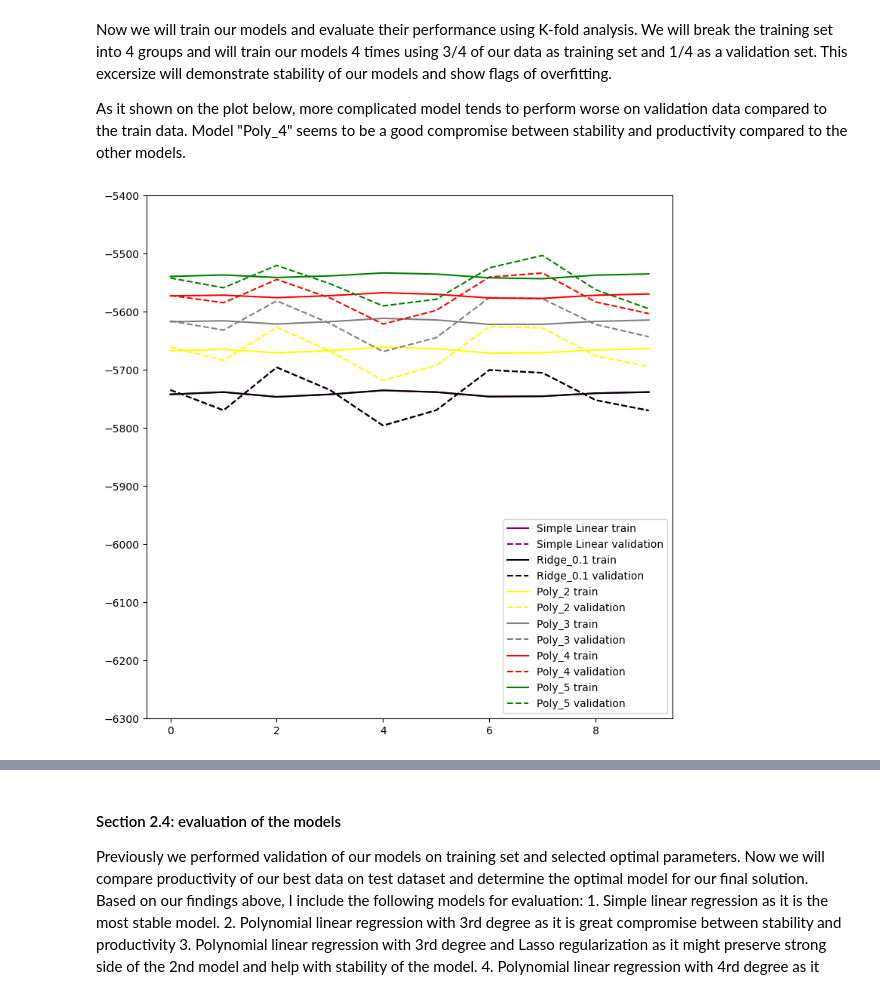
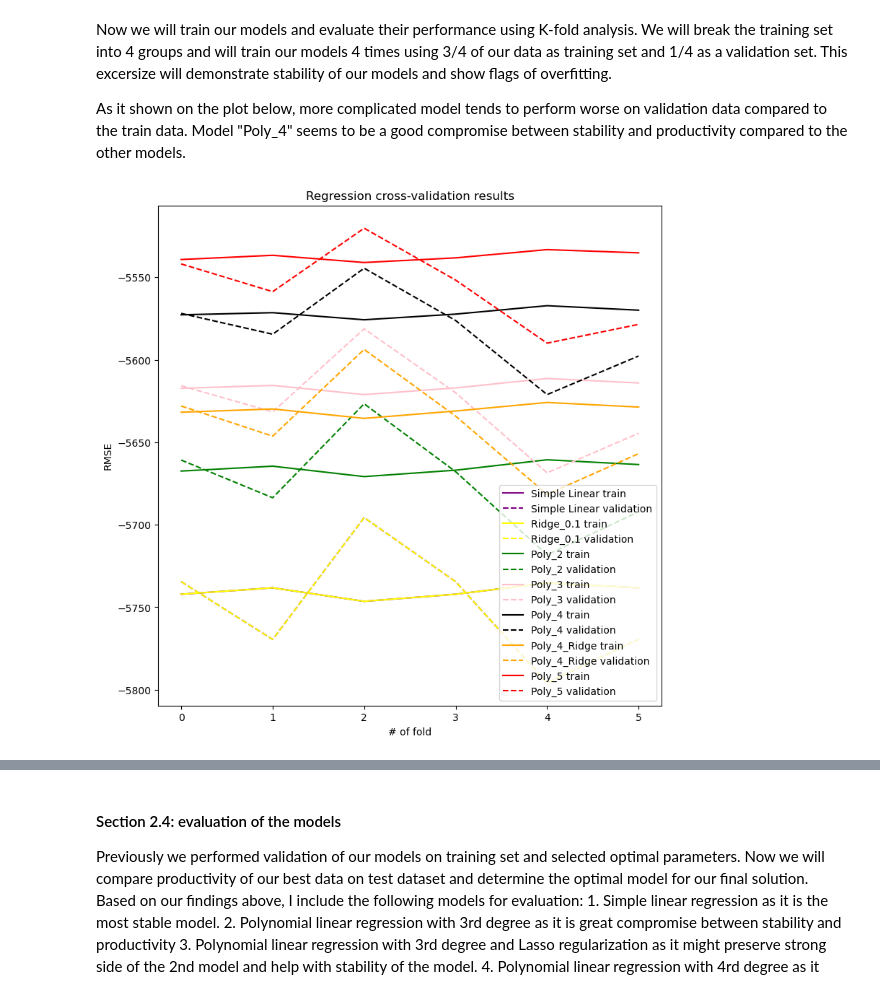
Before and after one commit to RVdeported/Inno_ML_asgmn_1, a Jupyter notebook: Main.ipynb, the cells around one changed output, grey strips where cells are left out. Drawn from its saved outputs; the diff is of its cells as text; code cells hidden in the pictures.

```diff
--- a/Main.ipynb
+++ b/Main.ipynb
@@ -534,7 +536,8 @@ As expected, higher polinomial degree improves quality of the predictions on the
 # %%
 metrics = {
     "r2_score" : r2_score,
-    "Root Squared Mean Error" : lambda x, y: mean_squared_error(x, y, squared=False)
+    "Root Squared Mean Error" : lambda x, y: mean_squared_error(x, y, squared=False),
+    "Mean Absolute Error": mean_absolute_error
 }
 
 models = {
@@ -569,36 +572,39 @@ As it shown on the plot below, more complicated model tends to perform worse on
 
 models = {
     "Simple Linear" : LinearRegression(),
     "Ridge_0.1" : Ridge(0.1),
     "Poly_2" : Polynomial(2),
     "Poly_3" : Polynomial(3),
     "Poly_4" : Polynomial(4),
+    "Poly_4_Ridge" : Polynomial(4, Ridge()),
     "Poly_5" : Polynomial(5)
 }
 
 x_train_r_piped, y_train_r = reg_pipe(x_train_r.drop("target", axis=1), x_train_r["target"], fit_mode=True, show_shapes=False)
 
-folds=10
+folds=6
 table = []
 colors = {"red", "yellow","black", "green", "gray", "orange", "purple", "pink"}
 
 plt.rcParams["figure.figsize"] = (9,9)
 for n in models:
     c = colors.pop()
     cv = cross_validate(models[n], x_train_r_piped, y_train_r,
                         cv=ShuffleSplit(folds, random_state=RANDOM_STATE),
                         return_train_score=True, scoring='neg_root_mean_squared_error')
     table.append([n, cv["train_score"], cv["test_score"]])
     plt.plot(np.arange(folds), cv["train_score"], c=c, label=f'{n} train')
     plt.plot(np.arange(folds), cv["test_score"], c=c, linestyle="dashed", label=f'{n} validation')
 
 plt.legend(loc='lower right')
-plt.ylim((-6300, -5400))
+plt.title("Regression cross-validation results")
+plt.xlabel("# of fold")
+plt.ylabel("RMSE")
 plt.show()
 
 print(tabulate(table, headers=["Model", "train scores", "validation scores"]))
 # %% [output]
-[figure, old version]
+[figure, new version]
 Model          train scores                                                  validation scores
 -------------  ------------------------------------------------------------  ------------------------------------------------------------
 Simple Linear  [-5742.11198202 -5738.21604481 -5746.41394408 -5742.11208761  [-5734.50249613 -5769.5247888  -5695.64503959 -5734.48162659
```
Also changed, not shown: parts of 9 cells of this notebook, 1 other file.
